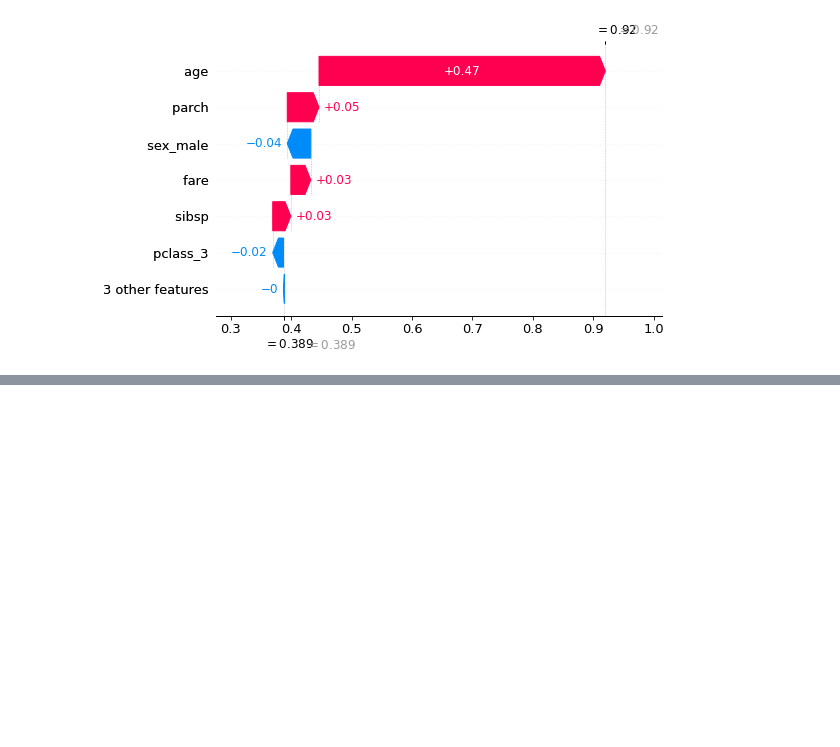
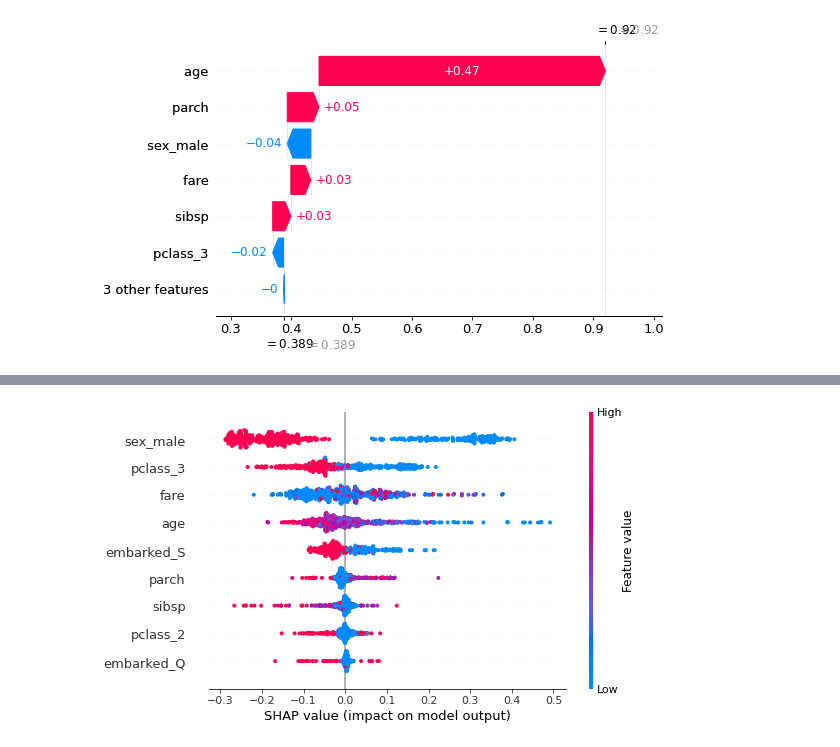
Before and after one commit to thlevy/explainability, a Jupyter notebook: Classification_Categorical_Titanic-v2.ipynb, the cells around one changed output, grey strips where cells are left out. Cells and saved outputs as stored; diff of their text form; code cells hidden in the pictures; blank space fills up the shorter version.

```diff
--- a/Classification_Categorical_Titanic-v2.ipynb
+++ b/Classification_Categorical_Titanic-v2.ipynb
@@ -286,0 +309,5 @@ Waterfall plot of features contributions for class 1 (survived) :
+# %%
+#if we focus on a particular class (class 1: probability of survival, we can have a more detailed view
+shap.summary_plot(shap_values[1], data_ref)
+# %% [output]
+[figure, added]
```
Also changed, not shown: parts of 7 cells of this notebook.
